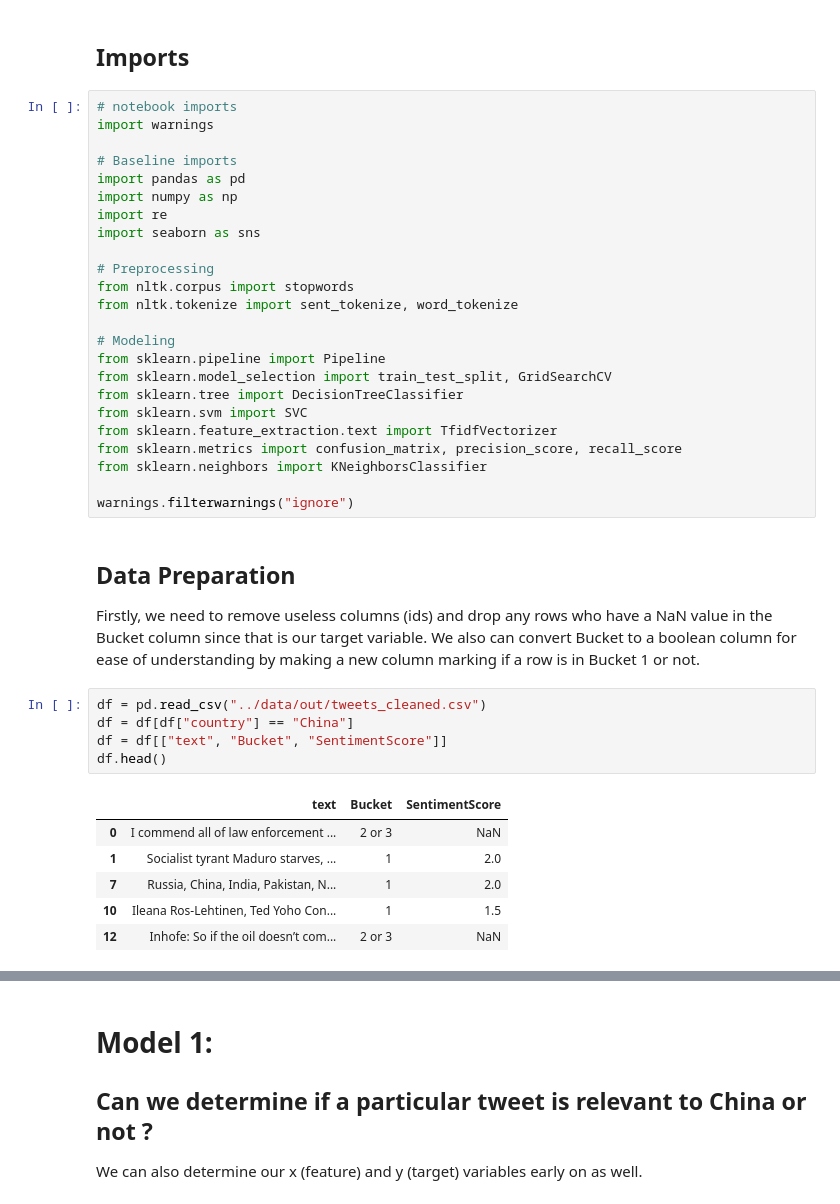
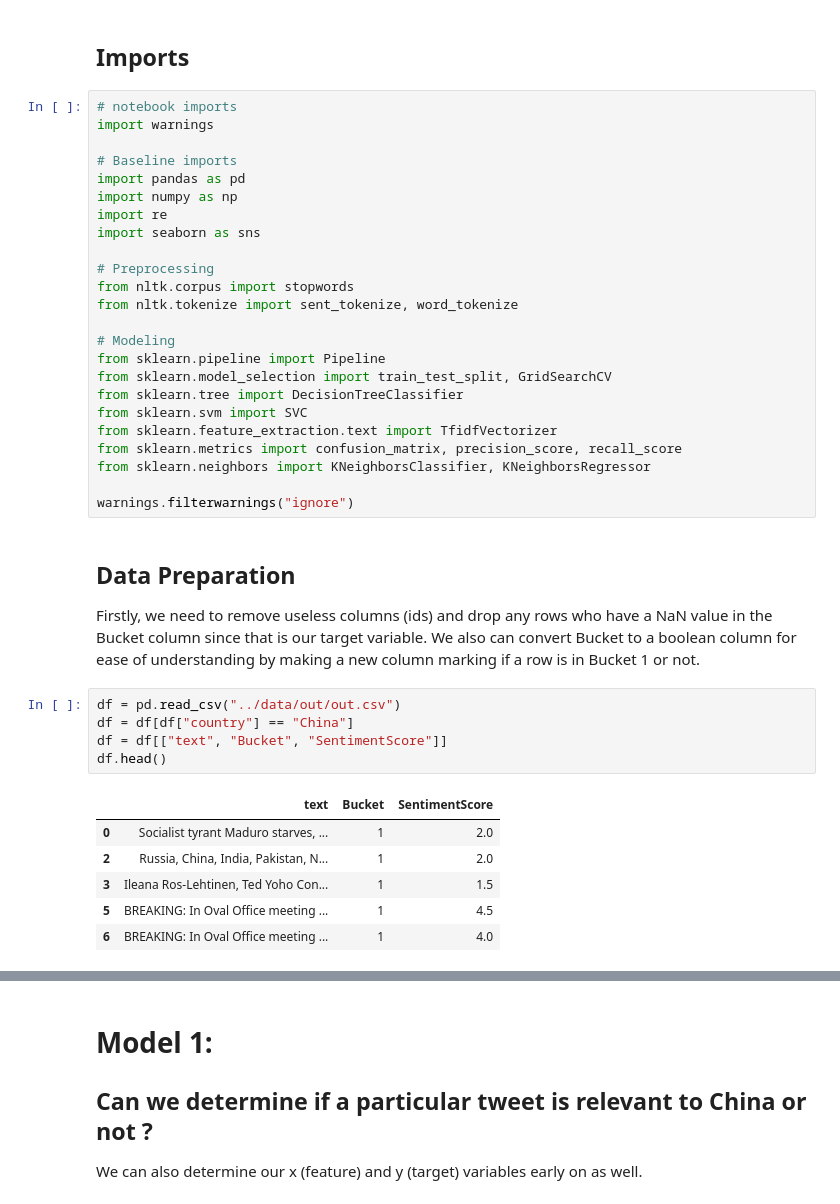
Before and after one commit to gprasad125/dsc180a-project, a Jupyter notebook: notebooks/modeling.ipynb, the cells around one changed output, grey strips where cells are left out. Cells and saved outputs as stored; diff of their text form.

```diff
--- a/notebooks/modeling.ipynb
+++ b/notebooks/modeling.ipynb
@@ -21,7 +21,7 @@ from sklearn.tree import DecisionTreeClassifier
 from sklearn.svm import SVC
 from sklearn.feature_extraction.text import TfidfVectorizer
 from sklearn.metrics import confusion_matrix, precision_score, recall_score
-from sklearn.neighbors import KNeighborsClassifier
+from sklearn.neighbors import KNeighborsClassifier, KNeighborsRegressor
 
 warnings.filterwarnings("ignore")
 # %% [markdown]
@@ -29,17 +29,17 @@ warnings.filterwarnings("ignore")
 
 Firstly, we need to remove useless columns (ids) and drop any rows who have a NaN value in the Bucket column since that is our target variable. We also can convert Bucket to a boolean column for ease of understanding by making a new column marking if a row is in Bucket 1 or not.
 # %%
-df = pd.read_csv("../data/out/tweets_cleaned.csv")
+df = pd.read_csv("../data/out/out.csv")
 df = df[df["country"] == "China"]
 df = df[["text", "Bucket", "SentimentScore"]]
 df.head()
 # %% [output]
 |  | text | Bucket | SentimentScore |
-| 0 | I commend all of law enforcement ... | 2 or 3 | NaN |
-| 1 | Socialist tyrant Maduro starves, ... | 1 | 2.0 |
-| 7 | Russia, China, India, Pakistan, N... | 1 | 2.0 |
-| 10 | Ileana Ros-Lehtinen, Ted Yoho Con... | 1 | 1.5 |
-| 12 | Inhofe: So if the oil doesn’t com... | 2 or 3 | NaN |
+| 0 | Socialist tyrant Maduro starves, ... | 1 | 2.0 |
+| 2 | Russia, China, India, Pakistan, N... | 1 | 2.0 |
+| 3 | Ileana Ros-Lehtinen, Ted Yoho Con... | 1 | 1.5 |
+| 5 | BREAKING: In Oval Office meeting ... | 1 | 4.5 |
+| 6 | BREAKING: In Oval Office meeting ... | 1 | 4.0 |
 # %%
 stop_words = set(stopwords.words('english'))
 
```
Also changed, not shown: parts of 6 cells of this notebook, 4 other files.
